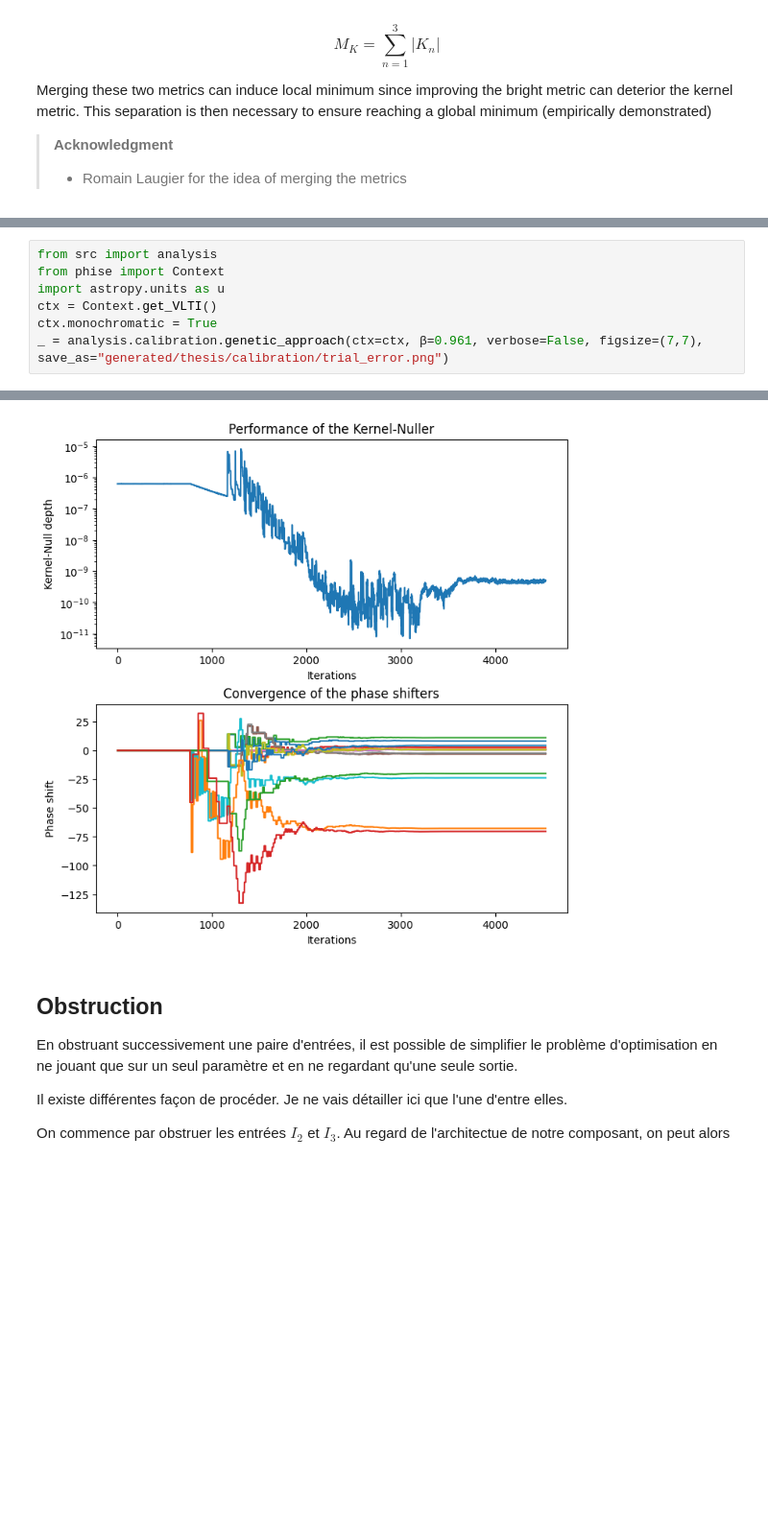
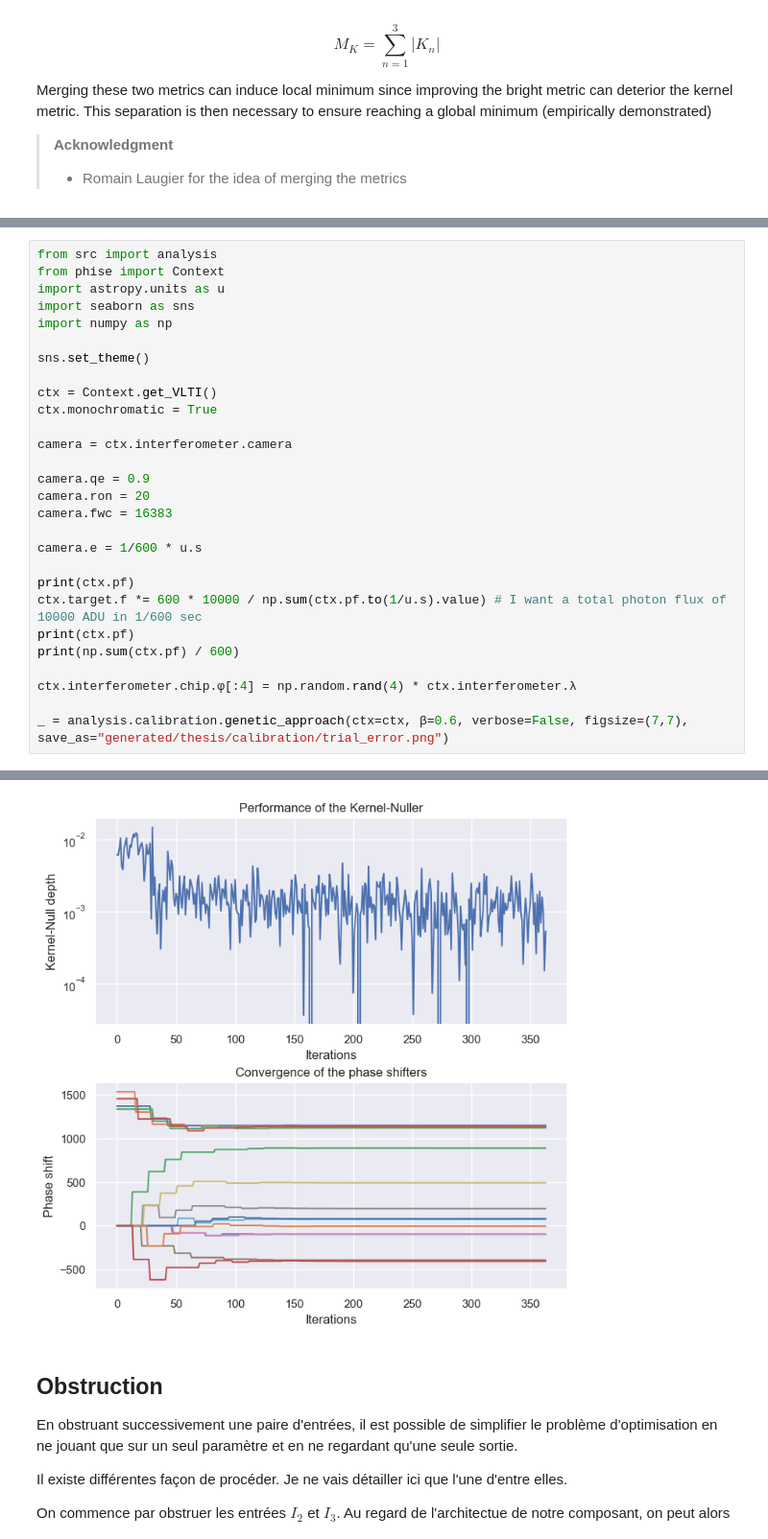
Before and after one commit to VForiel/PhD-Theory, a Jupyter notebook: Thesis.ipynb, the cells around one changed output, grey strips where cells are left out. Shown at 96% size. Drawn from its saved outputs; the diff is of its cells as text; blank space fills up the shorter version.

```diff
--- a/Thesis.ipynb
+++ b/Thesis.ipynb
@@ -397,7 +424,28 @@ Merging these two metrics can induce local minimum since improving the bright me
 from src import analysis
 from phise import Context
 import astropy.units as u
+import seaborn as sns
+import numpy as np
+
+sns.set_theme()
+
 ctx = Context.get_VLTI()
 ctx.monochromatic = True
-_ = analysis.calibration.genetic_approach(ctx=ctx, β=0.961, verbose=False, figsize=(7,7), save_as="generated/thesis/calibration/trial_error.png")
+
+camera = ctx.interferometer.camera
+
+camera.qe = 0.9
+camera.ron = 20
+camera.fwc = 16383
+
+camera.e = 1/600 * u.s
+
+print(ctx.pf)
+ctx.target.f *= 600 * 10000 / np.sum(ctx.pf.to(1/u.s).value) # I want a total photon flux of 10000 ADU in 1/600 sec
+print(ctx.pf)
+print(np.sum(ctx.pf) / 600)
+
+ctx.interferometer.chip.φ[:4] = np.random.rand(4) * ctx.interferometer.λ
+
+_ = analysis.calibration.genetic_approach(ctx=ctx, β=0.6, verbose=False, figsize=(7,7), save_as="generated/thesis/calibration/trial_error.png")
 # %% [output]
@@ -421,4 +469,4 @@ Achieved Kernel-Null depth:
-[figure, old version]
+[figure, new version]
 # %% [markdown]
 ## Obstruction
 
```
Also changed, not shown: parts of 8 cells of this notebook, 1 other file.
